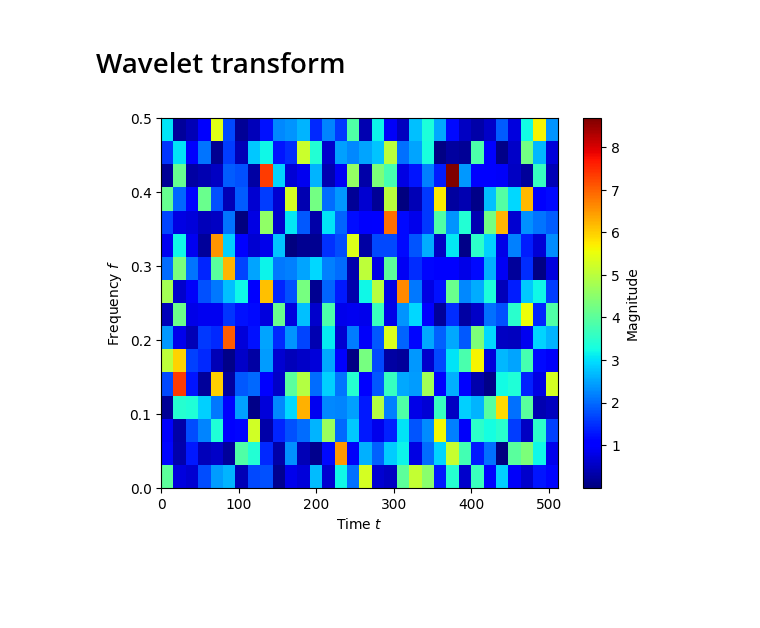
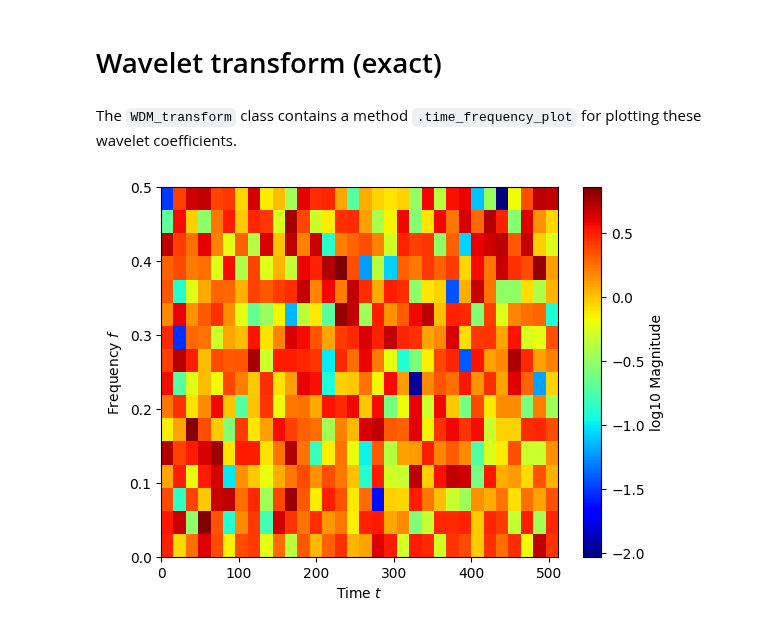
Before and after one commit to cjm96/WDM_GW_wavelets, a Jupyter notebook: examples/discrete_wavelet_transform.ipynb, the cells around one changed output. Cells and saved outputs as stored; diff of their text form; code cells hidden in the pictures; blank space fills up the shorter version.

```diff
--- a/examples/discrete_wavelet_transform.ipynb
+++ b/examples/discrete_wavelet_transform.ipynb
@@ -5,17 +5,19 @@ import matplotlib.pyplot as plt
 
 from WDM.code.discrete_wavelet_transform.WDM import WDM_transform
 # %% [markdown]
-# Wavelet transform
+# Wavelet transform (exact)
 # %%
 wdm = WDM_transform(dt=1., Nf=16, N=512, q=5)
 
 x = np.random.randn(wdm.N) # white noise
 
 w = wdm.forward_transform_exact(x)
+# %% [markdown]
+The `WDM_transform` class contains a method `.time_frequency_plot` for plotting these wavelet coefficients.
 # %%
-wdm.time_frequency_plot(w)
+wdm.time_frequency_plot(w, scale='log')
 # %% [output]
-[figure, old version]
+[figure, new version]
 # %%
 x_ = wdm.inverse_transform_exact(w)
 # %%
```
Also changed, not shown: parts of 5 cells of this notebook, 4 other files.
